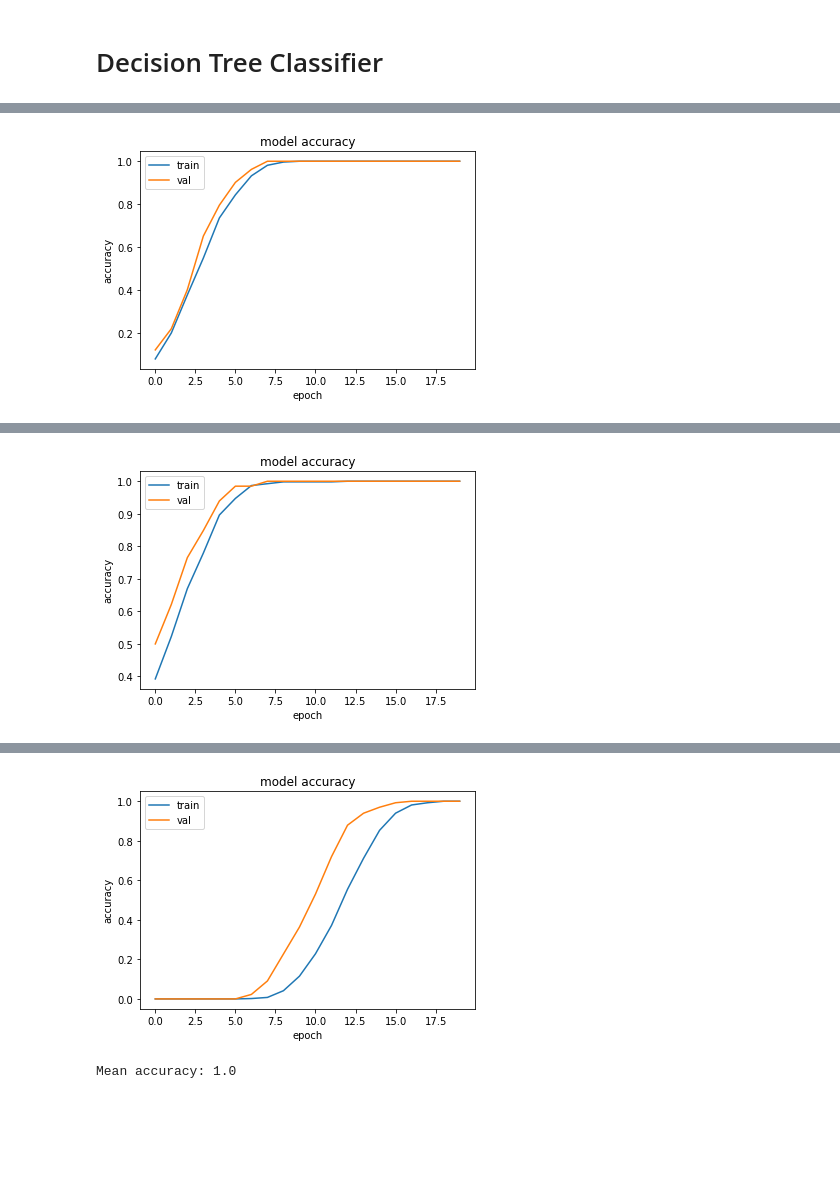
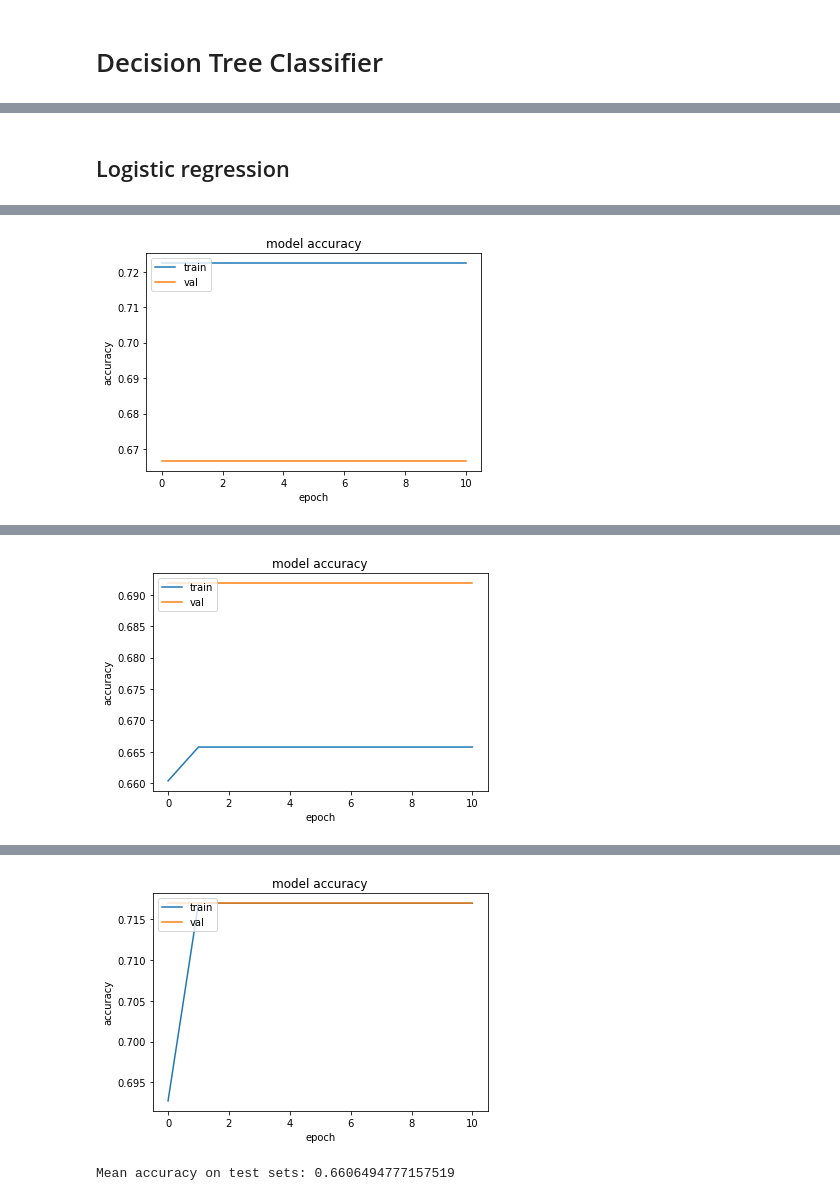
Before and after one commit to MarcoSpano/ProjectDataMining, a Jupyter notebook: Naive_NN.ipynb, the cells around one changed output, grey strips where cells are left out. Drawn from its saved outputs; the diff is of its cells as text; code cells hidden in the pictures; blank space fills up the shorter version.

```diff
--- a/Naive_NN.ipynb
+++ b/Naive_NN.ipynb
@@ -201,9 +213,10 @@ graph
 # %%
 #preparing the data for naive bayes
-from sklearn.naive_bayes import MultinomialNB
+from sklearn.model_selection import KFold
 
-X = normalized[:,:30] #30
-y = merged[:,32]
-print(y.shape,X.shape)
-X_train, X_test, y_train, y_test = skl.train_test_split(X, y, test_size=0.3, random_state=1)
+X = np.array(merged[:,:30]) #30
+y = np.array(merged[:,32])
+
+kf = KFold(n_splits = 5)
+kf.get_n_splits(X)
 # %% [output]
@@ -224,0 +280,8 @@ Gaussian Naive Bayes model accuracy(in %): 15.591397849462366
+# %%
+#preparing the data for the neural network and logistic regression
+# we do not want to reference the original arrays so we create a copy with the np.array() method
+X = np.array(normalized[:,:30])
+
+grades = np.array(merged[:,32])
+grades[grades < 10] = 0
+grades[grades >= 10] = 1
@@ -270,34 +341,33 @@ IndexError: index 20 is out of bounds for axis 1 with size 20
+# %% [markdown]
+## Logistic regression
 # %%
-###binarization
-from sklearn.model_selection import KFold
+acc = []
 
 kf = KFold(n_splits = 5)
 kf.get_n_splits(X)
 
-
-
-NN_model.summary()
-
-
-grades = merged[:,32]
-grades[grades >= 10] = 1
-grades[grades < 10] = 0
-
-acc = []
-
+#using K-fold cross validation for more reliable results
 for train_index,test_index in kf.split(X):
     X_train, X_test = X[train_index], X[test_index]
-    y_train, y_test = y[train_index], y[test_index]
+    y_train, y_test = grades[train_index], grades[test_index]
+
     y_train = keras.utils.to_categorical(y_train, num_classes=2, dtype='float32')
     y_test = keras.utils.to_categorical(y_test, num_classes=2, dtype='float32')
 
+    X_train, X_val, y_train, y_val = skl.train_test_split(X_train, y_train, test_size=0.3, random_state=0)
+
+    #building the model
     NN_model = Sequential()
-    NN_model.add(Dense(2, input_dim = X_train.shape[1], activation='softmax'))
-    NN_model.compile(loss='categorical_crossentropy',optimizer=keras.optimizers.adam(learning_rate=1e-4), metrics=['acc'])
+    NN_model.add(Dense(2,input_dim = X_train.shape[1], activation='softmax'))
+    NN_model.compile(loss='categorical_crossentropy', optimizer=keras.optimizers.Adagrad(learning_rate=1e-2), metrics=['acc'])
 
-    history = NN_model.fit(X_train, y_train, epochs=20, batch_size=20, verbose = 1, validation_data=(X_test, y_test))
-    acc.append(history.history['acc'][19])
+    #using early stopping to avoid overfitting
+    es = EarlyStopping(monitor = 'val_loss', min_delta = 0.05, patience = 10)
+    history = NN_model.fit(X_train, y_train, epochs = 100, batch_size = 4, verbose = 1, validation_data = (X_val, y_val), callbacks = [es])
+    test_acc = NN_model.evaluate(X_test,y_test)
+    acc.append(test_acc)
 
+    #plotting training and validations results
     plt.plot(history.history['acc'])
     plt.plot(history.history['val_acc'])
     plt.title('model accuracy')
@@ -305,7 +375,6 @@ for train_index,test_index in kf.split(X):
     plt.xlabel('epoch')
     plt.legend(['train', 'val'], loc='upper left')
     plt.show()
-#X_train, X_test, y_train, y_test = skl.train_test_split(X, grades, test_size=0.5, random_state=4)
 
-print("Mean accuracy:", np.mean(acc))
+print("Mean accuracy on test sets:", np.mean(acc))
 # %% [output]
@@ -365 +434 @@ Epoch 20/20
-[figure, old version]
+[figure, new version]
@@ -383 +452 @@ Epoch 20/20
-[figure, old version]
+[figure, new version]
@@ -401,2 +470,2 @@ Epoch 20/20
-[figure, old version]
+[figure, new version]
-Mean accuracy: 1.0
+Mean accuracy on test sets: 0.6606494777157519
```
Also changed, not shown: parts of 13 cells of this notebook.
